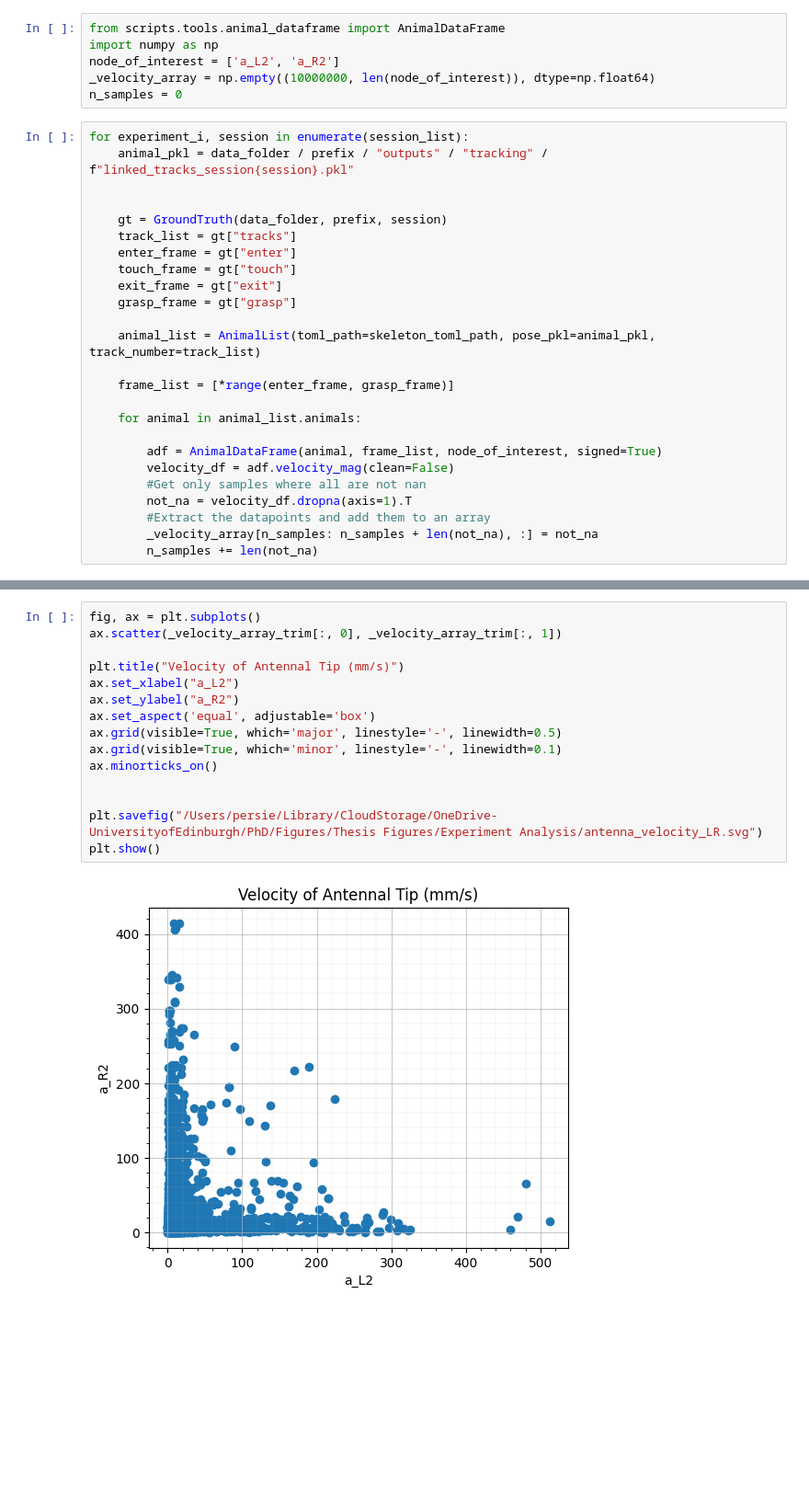
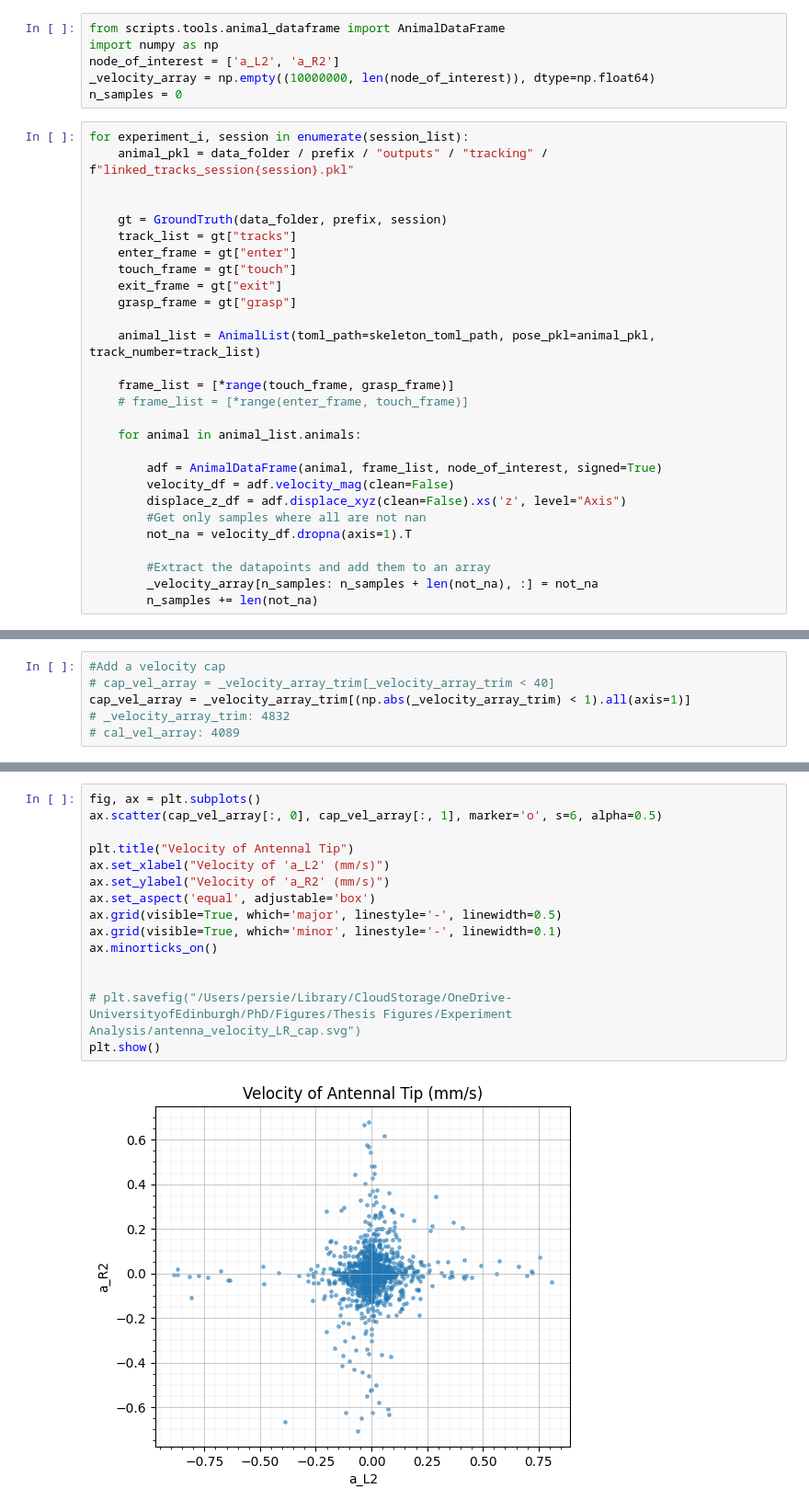
Before and after one commit to prolley-parnell/3d_ant_analysis, a Jupyter notebook: scripts/anti_correlation_antenna.ipynb, the cells around one changed output, grey strips where cells are left out. Shown at 92% size. Drawn from its saved outputs; the diff is of its cells as text; blank space fills up the shorter version.

Commit message:
Upload plotting scripts

```diff
--- a/scripts/anti_correlation_antenna.ipynb
+++ b/scripts/anti_correlation_antenna.ipynb
@@ -32,14 +32,17 @@ for experiment_i, session in enumerate(session_list):
 
     animal_list = AnimalList(toml_path=skeleton_toml_path, pose_pkl=animal_pkl, track_number=track_list)
 
-    frame_list = [*range(enter_frame, grasp_frame)]
+    frame_list = [*range(touch_frame, grasp_frame)]
+    # frame_list = [*range(enter_frame, touch_frame)]
 
     for animal in animal_list.animals:
 
         adf = AnimalDataFrame(animal, frame_list, node_of_interest, signed=True)
         velocity_df = adf.velocity_mag(clean=False)
+        displace_z_df = adf.displace_xyz(clean=False).xs('z', level="Axis")
         #Get only samples where all are not nan
         not_na = velocity_df.dropna(axis=1).T
+
         #Extract the datapoints and add them to an array
         _velocity_array[n_samples: n_samples + len(not_na), :] = not_na
         n_samples += len(not_na)
@@ -49 +50,7 @@ for experiment_i, session in enumerate(session_list):
 _velocity_array_trim = _velocity_array[_velocity_array.any(axis=1)]
+# %%
+#Add a velocity cap
+# cap_vel_array = _velocity_array_trim[_velocity_array_trim < 40]
+cap_vel_array = _velocity_array_trim[(np.abs(_velocity_array_trim) < 1).all(axis=1)]
+# _velocity_array_trim: 4832
+# cal_vel_array: 4089
@@ -50,17 +61,17 @@ _velocity_array_trim = _velocity_array[_velocity_array.any(axis=1)]
 # %%
 fig, ax = plt.subplots()
-ax.scatter(_velocity_array_trim[:, 0], _velocity_array_trim[:, 1])
+ax.scatter(cap_vel_array[:, 0], cap_vel_array[:, 1], marker='o', s=6, alpha=0.5)
 
-plt.title("Velocity of Antennal Tip (mm/s)")
-ax.set_xlabel("a_L2")
-ax.set_ylabel("a_R2")
+plt.title("Velocity of Antennal Tip")
+ax.set_xlabel("Velocity of 'a_L2' (mm/s)")
+ax.set_ylabel("Velocity of 'a_R2' (mm/s)")
 ax.set_aspect('equal', adjustable='box')
 ax.grid(visible=True, which='major', linestyle='-', linewidth=0.5)
 ax.grid(visible=True, which='minor', linestyle='-', linewidth=0.1)
 ax.minorticks_on()
 
 
-plt.savefig("/Users/persie/Library/CloudStorage/OneDrive-UniversityofEdinburgh/PhD/Figures/Thesis Figures/Experiment Analysis/antenna_velocity_LR.svg")
+# plt.savefig("/Users/persie/Library/CloudStorage/OneDrive-UniversityofEdinburgh/PhD/Figures/Thesis Figures/Experiment Analysis/antenna_velocity_LR_cap.svg")
 plt.show()
 # %% [output]
-[figure, old version]
+[figure, new version]
```
Also changed, not shown: parts of 5 cells of this notebook, 6 other files.
